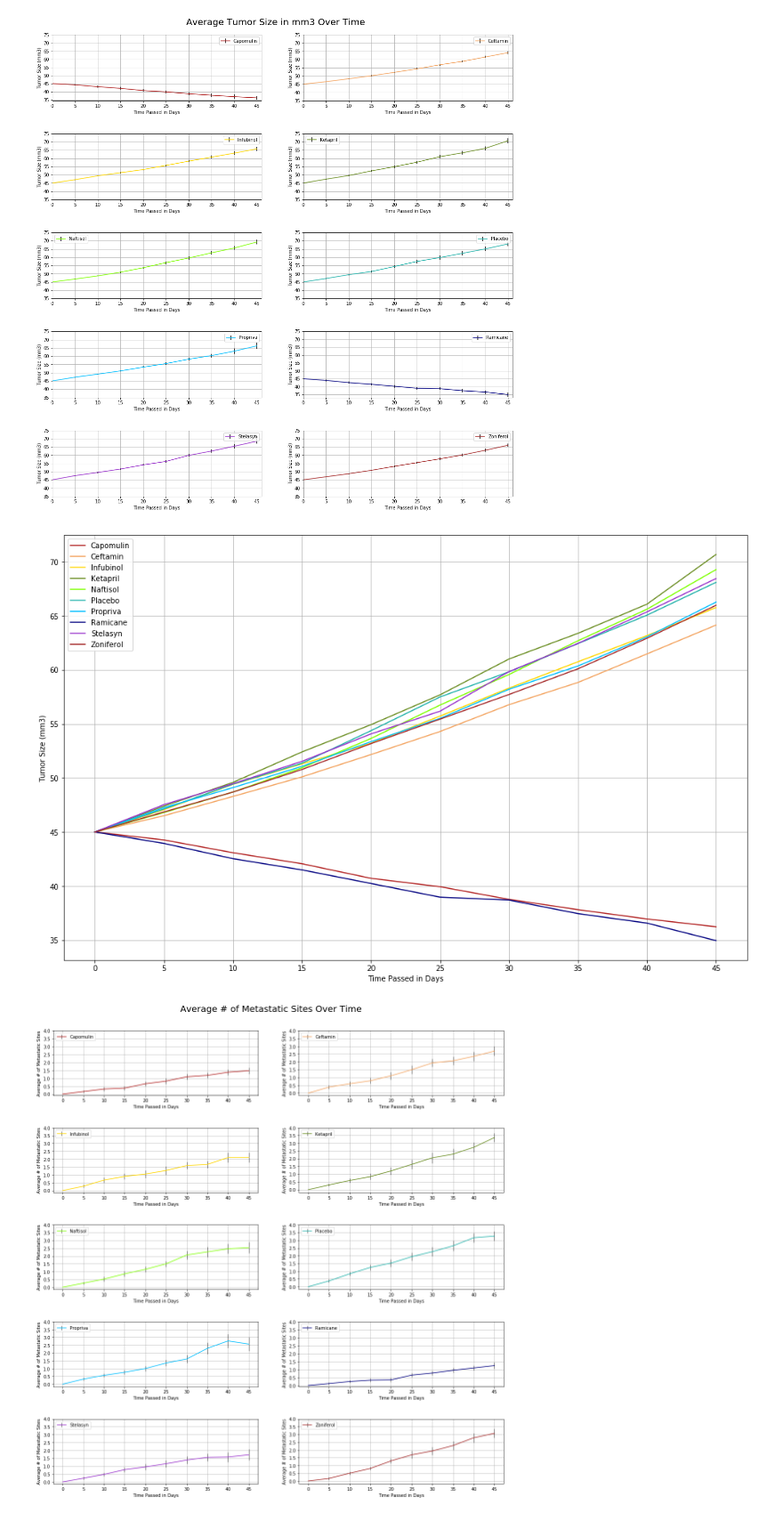
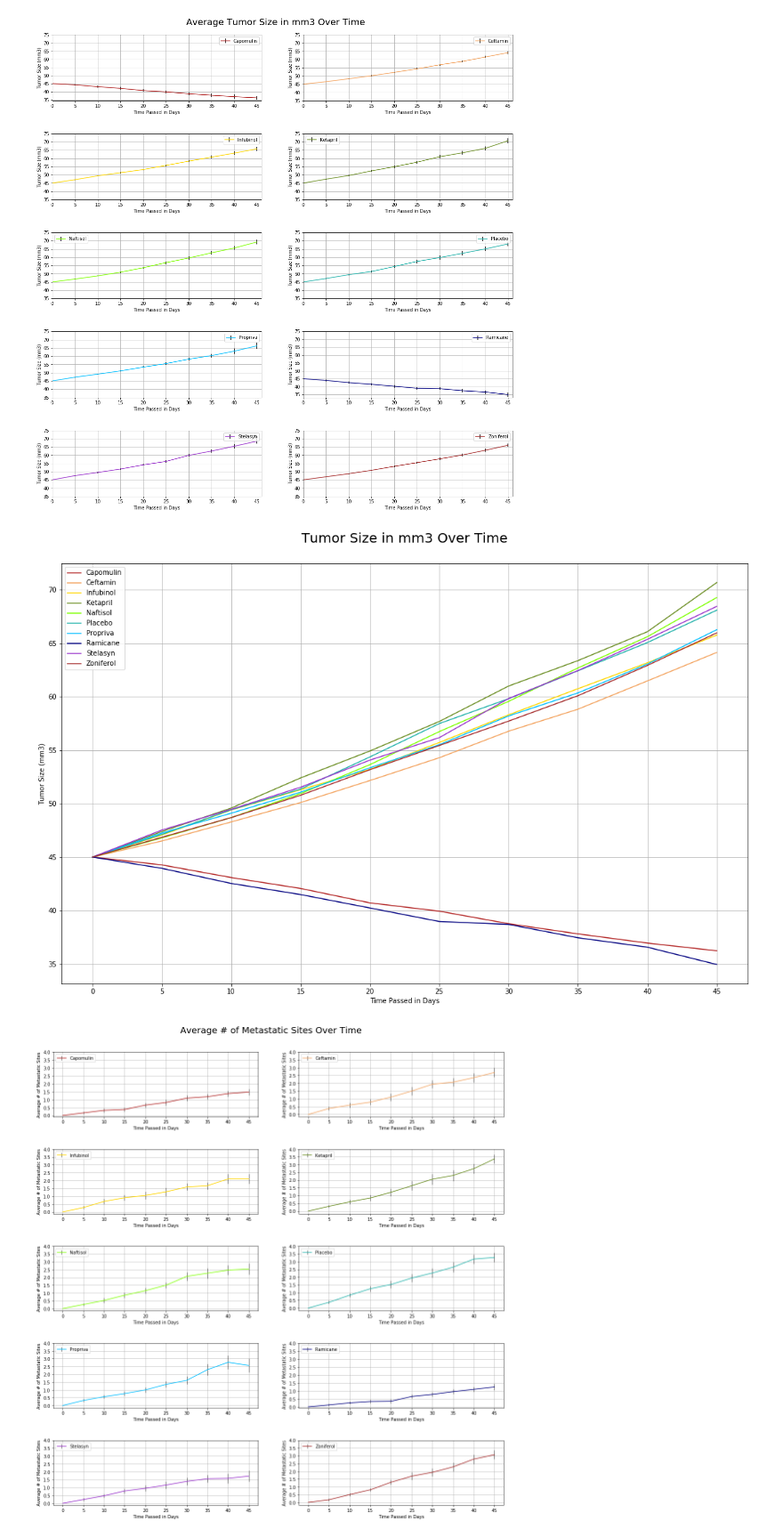
Before and after one commit to willdoucet/Classwork, a Jupyter notebook: Homework 5/Pymaceuticals/pymaceuticals_starter.ipynb, the cells around one changed output. Shown at 89% size. Drawn from its saved outputs; the diff is of its cells as text; code cells hidden in the pictures.

Commit message:
added formating and cleaned up graphs

```diff
--- a/Homework 5/Pymaceuticals/pymaceuticals_starter.ipynb
+++ b/Homework 5/Pymaceuticals/pymaceuticals_starter.ipynb
@@ -89,24 +89,22 @@ plt.subplots_adjust(hspace=.5, wspace=.2)
 [figure]
 # %%
 fig_a = plt.figure()
-
+fig_a.set_figheight(10)
+fig_a.set_figwidth(15)
 
 for count in range(1, len(size_values) + 1):
 
     plt.errorbar(timepoints, size_values[count - 1], label= drug_list[count-1],
                  color=colors[count - 1])
 plt.grid()
 plt.legend()
 plt.xlabel('Time Passed in Days')
 plt.xticks(time_ticks)
 plt.ylabel('Tumor Size (mm3)')
-
+plt.title('Tumor Size in mm3 Over Time', fontsize=20, y=1.04)
 plt.tight_layout()
-
-fig_a.set_figheight(10)
-fig_a.set_figwidth(15)
 # %% [output]
-[figure, old version]
+[figure, new version]
 # %%
 meta_values = []
 meta_std_errors = []
```
Also changed, not shown: parts of 1 cell of this notebook.
